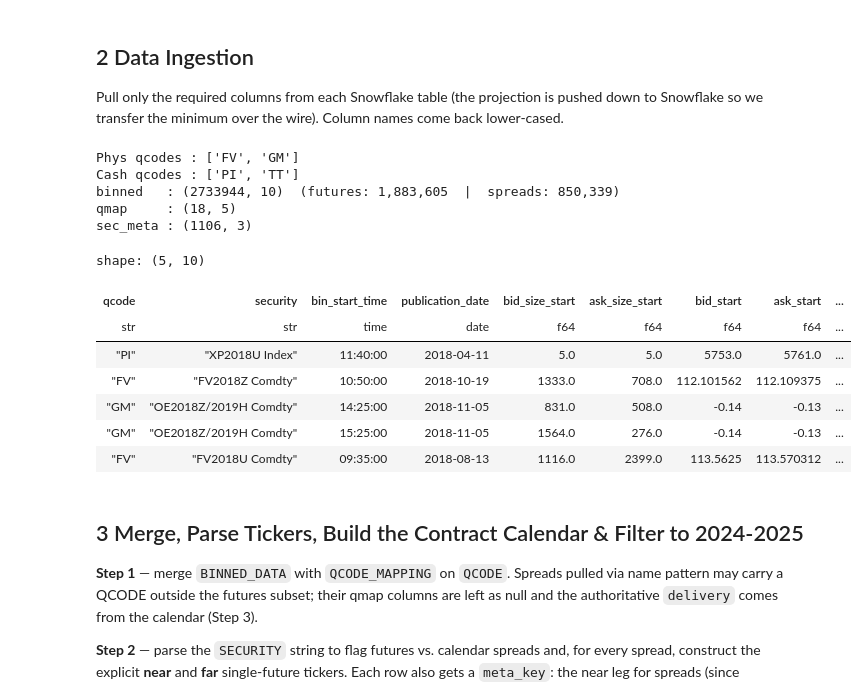
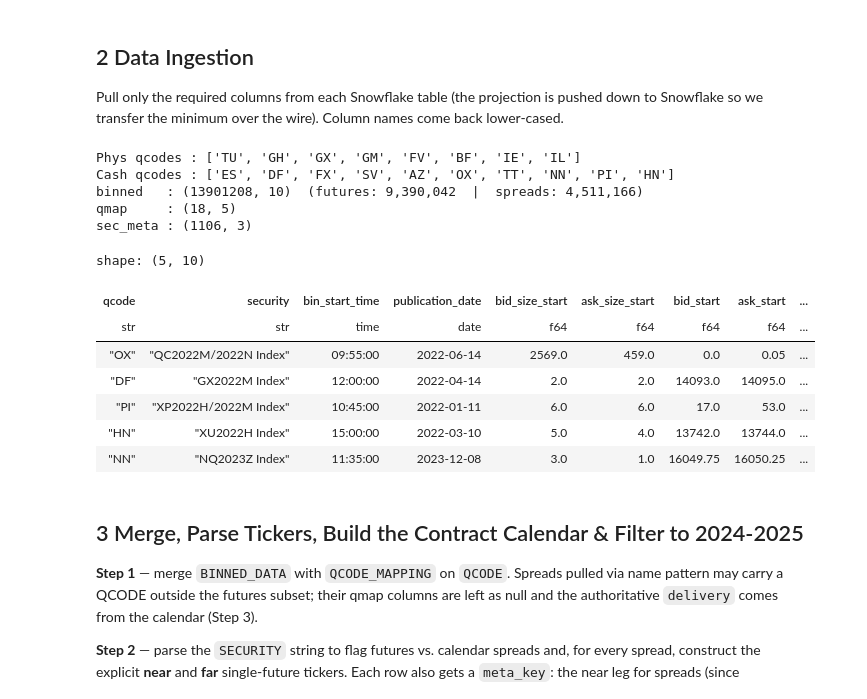
Before and after one commit to qe-internship-wjw/ip1, a Jupyter notebook: notebooks/01_ob_signals_calendar_spread.ipynb, the cells around one changed output. Saved outputs shown, nothing was run; the diff lists cells and outputs as text; code cells hidden in the pictures.

```diff
--- a/notebooks/01_ob_signals_calendar_spread.ipynb
+++ b/notebooks/01_ob_signals_calendar_spread.ipynb
@@ -83,8 +83,8 @@ qmap     = read_table(snowpark, DB, SCHEMA, 'QCODE_MAPPING', QCODE_COLS)
 sec_meta = read_table(snowpark, DB, SCHEMA, 'SECURITY_META', SEC_META_COLS)
 
 # Pick 2 Phys + 2 Cash qcodes for small-scale workshopping.
-phys_qcodes = qmap.filter(pl.col('delivery') == 'Phys')['qcode'].unique().to_list()[:2]
-cash_qcodes = qmap.filter(pl.col('delivery') == 'Cash')['qcode'].unique().to_list()[:2]
+phys_qcodes = qmap.filter(pl.col('delivery') == 'Phys')['qcode'].unique().to_list()
+cash_qcodes = qmap.filter(pl.col('delivery') == 'Cash')['qcode'].unique().to_list()
 subset_qcodes = phys_qcodes + cash_qcodes
 print(f'Phys qcodes : {phys_qcodes}')
 print(f'Cash qcodes : {cash_qcodes}')
@@ -105,41 +105,41 @@ futures_filter = (
 )
 
 # Spreads: SECURITY matches pattern  {BBG_CODE}.../{...} {YELLOW_KEY}.
 # Using Snowflake LIKE: '%' = zero-or-more wildcard characters.
 
 spread_clauses = [
     F.col('SECURITY').like(f'{row["bbg_code"]}%/% {row["yellow_key"]}')
     for row in subset_products.iter_rows(named=True)
 ]
 spread_filter = reduce(operator.or_, spread_clauses)
 
 snow_binned = (
     snowpark.table(fqn_binned)
     .select(*BINNED_COLS)
     .filter(futures_filter | spread_filter)
 )
 binned = retrieve_polars_from_snowpark(snow_binned)
 
 n_fut = binned.filter(~pl.col('security').str.contains('/')).height
 n_spr = binned.filter(pl.col('security').str.contains('/')).height
 print(f'binned   : {binned.shape}  (futures: {n_fut:,}  |  spreads: {n_spr:,})')
 print(f'qmap     : {qmap.shape}')
 print(f'sec_meta : {sec_meta.shape}')
 binned.head()
 # %% [output]
-Phys qcodes : ['FV', 'GM']
-Cash qcodes : ['PI', 'TT']
-binned   : (2733944, 10)  (futures: 1,883,605  |  spreads: 850,339)
+Phys qcodes : ['TU', 'GH', 'GX', 'GM', 'FV', 'BF', 'IE', 'IL']
+Cash qcodes : ['ES', 'DF', 'FX', 'SV', 'AZ', 'OX', 'TT', 'NN', 'PI', 'HN']
+binned   : (13901208, 10)  (futures: 9,390,042  |  spreads: 4,511,166)
 qmap     : (18, 5)
 sec_meta : (1106, 3)
 shape: (5, 10)
 | qcode | security | bin_start_time | publication_date | bid_size_start | ask_size_start | bid_start | ask_start | ... |
 | str | str | time | date | f64 | f64 | f64 | f64 | ... |
-| "PI" | "XP2018U Index" | 11:40:00 | 2018-04-11 | 5.0 | 5.0 | 5753.0 | 5761.0 | ... |
-| "FV" | "FV2018Z Comdty" | 10:50:00 | 2018-10-19 | 1333.0 | 708.0 | 112.101562 | 112.109375 | ... |
-| "GM" | "OE2018Z/2019H Comdty" | 14:25:00 | 2018-11-05 | 831.0 | 508.0 | -0.14 | -0.13 | ... |
-| "GM" | "OE2018Z/2019H Comdty" | 15:25:00 | 2018-11-05 | 1564.0 | 276.0 | -0.14 | -0.13 | ... |
-| "FV" | "FV2018U Comdty" | 09:35:00 | 2018-08-13 | 1116.0 | 2399.0 | 113.5625 | 113.570312 | ... |
+| "OX" | "QC2022M/2022N Index" | 09:55:00 | 2022-06-14 | 2569.0 | 459.0 | 0.0 | 0.05 | ... |
+| "DF" | "GX2022M Index" | 12:00:00 | 2022-04-14 | 2.0 | 2.0 | 14093.0 | 14095.0 | ... |
+| "PI" | "XP2022H/2022M Index" | 10:45:00 | 2022-01-11 | 6.0 | 6.0 | 17.0 | 53.0 | ... |
+| "HN" | "XU2022H Index" | 15:00:00 | 2022-03-10 | 5.0 | 4.0 | 13742.0 | 13744.0 | ... |
+| "NN" | "NQ2023Z Index" | 11:35:00 | 2023-12-08 | 3.0 | 1.0 | 16049.75 | 16050.25 | ... |
 # %% [markdown]
 ## 3  Merge, Parse Tickers, Build the Contract Calendar & Filter to 2024-2025
 
```
Also changed, not shown: parts of 12 cells of this notebook, 1 other file.
